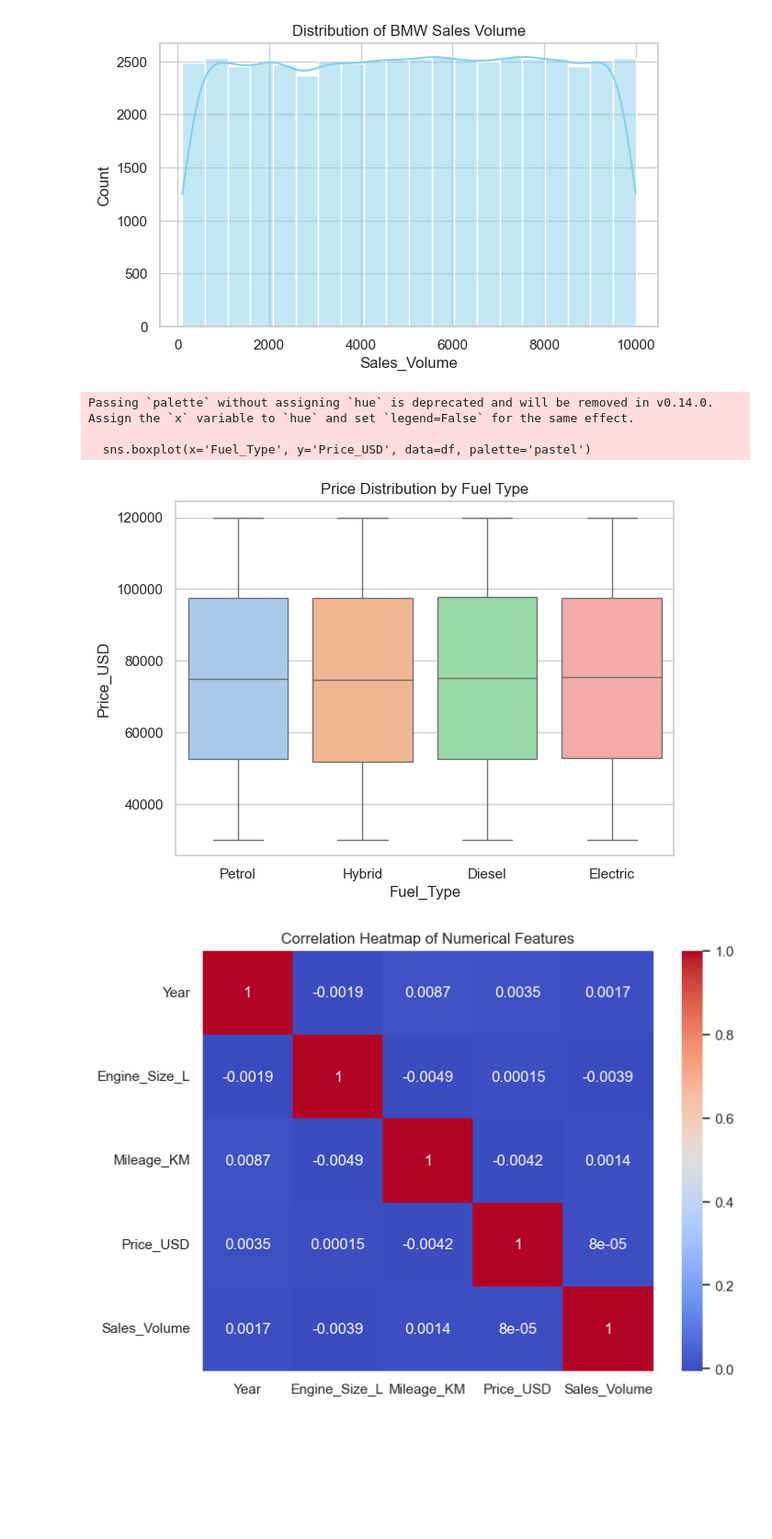
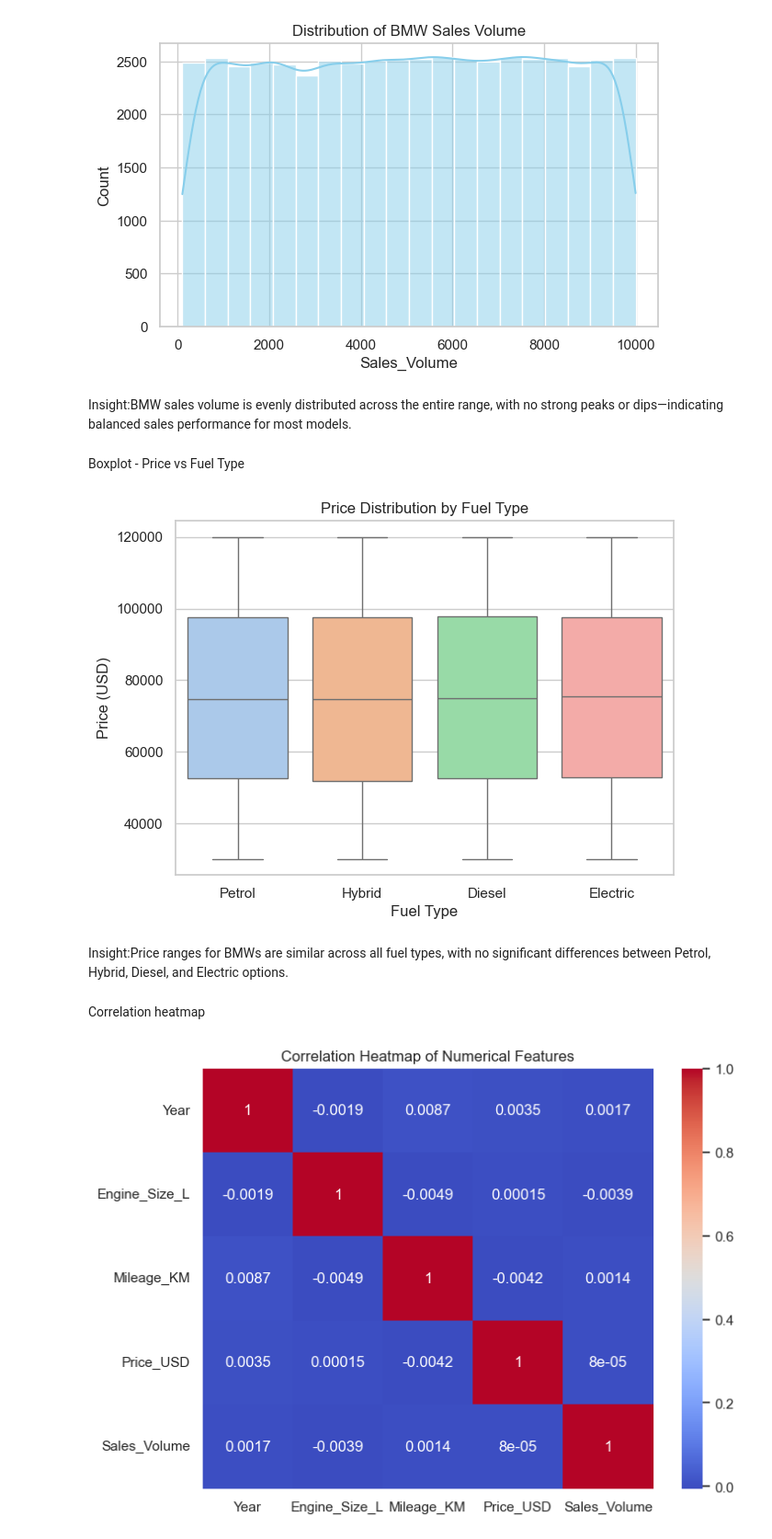
Before and after one commit to thotatejaswini03/DataAnalysis, a Jupyter notebook: dataset2.ipynb, the cells around one changed output. Shown: that part at 92% size. Saved outputs shown, nothing was run; the diff lists cells and outputs as text; code cells hidden in the pictures; blank space fills up the shorter version.

```diff
--- a/dataset2.ipynb
+++ b/dataset2.ipynb
@@ -54,16 +70,16 @@ dtype: int64
 # %%
-# Drop empty rows
-df.dropna(how='all', inplace=True)
+# Drop completely empty rows
+df = df.dropna(how='all')
 
 # Fill missing numerical values with mean
 num_cols = df.select_dtypes(include=['float64', 'int64']).columns
 for col in num_cols:
-    df[col].fillna(df[col].mean(), inplace=True)
+    df[col] = df[col].fillna(df[col].mean())
 
 # Fill missing categorical values with mode
 cat_cols = df.select_dtypes(include='object').columns
 for col in cat_cols:
-    df[col].fillna(df[col].mode()[0], inplace=True)
+    df[col] = df[col].fillna(df[col].mode()[0])
 
 # Final check
 df.info()
@@ -168,16 +199,24 @@ plt.title('Distribution of BMW Sales Volume')
 plt.show()
 # %% [output]
 [figure]
+# %% [markdown]
+Insight:BMW sales volume is evenly distributed across the entire range, with no strong peaks or dips—indicating balanced sales performance for most models.
+# %% [markdown]
+Boxplot - Price vs Fuel Type
 # %%
 plt.figure(figsize=(7,5))
-sns.boxplot(x='Fuel_Type', y='Price_USD', data=df, palette='pastel')
+sns.boxplot(x='Fuel_Type', y='Price_USD', data=df, hue='Fuel_Type', dodge=False, palette='pastel', legend=False)
+
 plt.title('Price Distribution by Fuel Type')
+plt.xlabel('Fuel Type')
+plt.ylabel('Price (USD)')
 plt.show()
 # %% [output]
-Passing `palette` without assigning `hue` is deprecated and will be removed in v0.14.0. Assign the `x` variable to `hue` and set `legend=False` for the same effect.
-
-  sns.boxplot(x='Fuel_Type', y='Price_USD', data=df, palette='pastel')
-[figure, old version]
+[figure, new version]
+# %% [markdown]
+Insight:Price ranges for BMWs are similar across all fuel types, with no significant differences between Petrol, Hybrid, Diesel, and Electric options.
+# %% [markdown]
+Correlation heatmap
 # %%
 plt.figure(figsize=(8,6))
 sns.heatmap(df.corr(numeric_only=True), annot=True, cmap='coolwarm')
```
Also changed, not shown: parts of 19 cells of this notebook, 3 other files.
